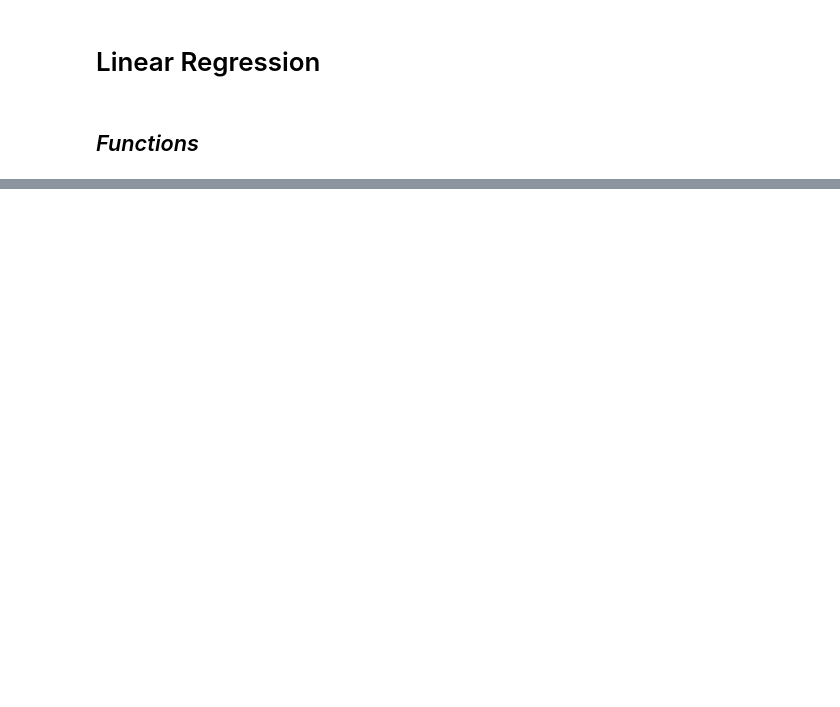
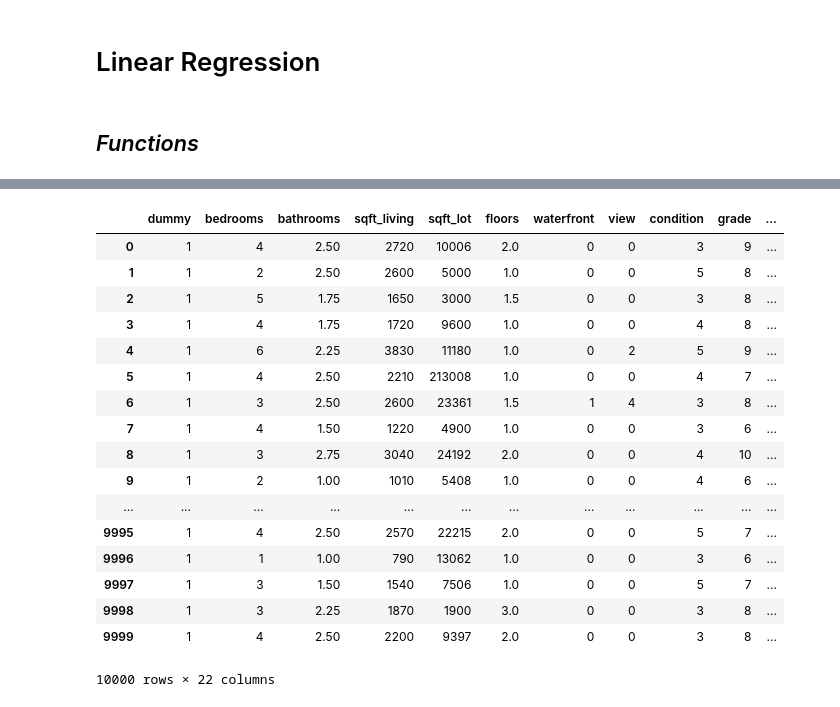
Before and after one commit to praveenilango/CS534_Linear_Regression, a Jupyter notebook: Implementation1_Cp.ipynb, the cells around one changed output, grey strips where cells are left out. Cells and saved outputs as stored; diff of their text form; code cells hidden in the pictures; blank space fills up the shorter version.

```diff
--- a/Implementation1_Cp.ipynb
+++ b/Implementation1_Cp.ipynb
@@ -205,0 +269,21 @@ Text(0, 0.5, 'SSE')
+# %%
+x
+# %% [output]
+|  | dummy | bedrooms | bathrooms | sqft_living | sqft_lot | floors | waterfront | view | condition | grade | ... |
+| 0 | 1 | 4 | 2.50 | 2720 | 10006 | 2.0 | 0 | 0 | 3 | 9 | ... |
+| 1 | 1 | 2 | 2.50 | 2600 | 5000 | 1.0 | 0 | 0 | 5 | 8 | ... |
+| 2 | 1 | 5 | 1.75 | 1650 | 3000 | 1.5 | 0 | 0 | 3 | 8 | ... |
+| 3 | 1 | 4 | 1.75 | 1720 | 9600 | 1.0 | 0 | 0 | 4 | 8 | ... |
+| 4 | 1 | 6 | 2.25 | 3830 | 11180 | 1.0 | 0 | 2 | 5 | 9 | ... |
+| 5 | 1 | 4 | 2.50 | 2210 | 213008 | 1.0 | 0 | 0 | 4 | 7 | ... |
+| 6 | 1 | 3 | 2.50 | 2600 | 23361 | 1.5 | 1 | 4 | 3 | 8 | ... |
+| 7 | 1 | 4 | 1.50 | 1220 | 4900 | 1.0 | 0 | 0 | 3 | 6 | ... |
+| 8 | 1 | 3 | 2.75 | 3040 | 24192 | 2.0 | 0 | 0 | 4 | 10 | ... |
+| 9 | 1 | 2 | 1.00 | 1010 | 5408 | 1.0 | 0 | 0 | 4 | 6 | ... |
+| ... | ... | ... | ... | ... | ... | ... | ... | ... | ... | ... | ... |
+| 9995 | 1 | 4 | 2.50 | 2570 | 22215 | 2.0 | 0 | 0 | 5 | 7 | ... |
+| 9996 | 1 | 1 | 1.00 | 790 | 13062 | 1.0 | 0 | 0 | 3 | 6 | ... |
+| 9997 | 1 | 3 | 1.50 | 1540 | 7506 | 1.0 | 0 | 0 | 5 | 7 | ... |
+| 9998 | 1 | 3 | 2.25 | 1870 | 1900 | 3.0 | 0 | 0 | 3 | 8 | ... |
+| 9999 | 1 | 4 | 2.50 | 2200 | 9397 | 2.0 | 0 | 0 | 3 | 8 | ... |
+10000 rows × 22 columns
```
Also changed, not shown: parts of 11 cells of this notebook, 1 other file.
